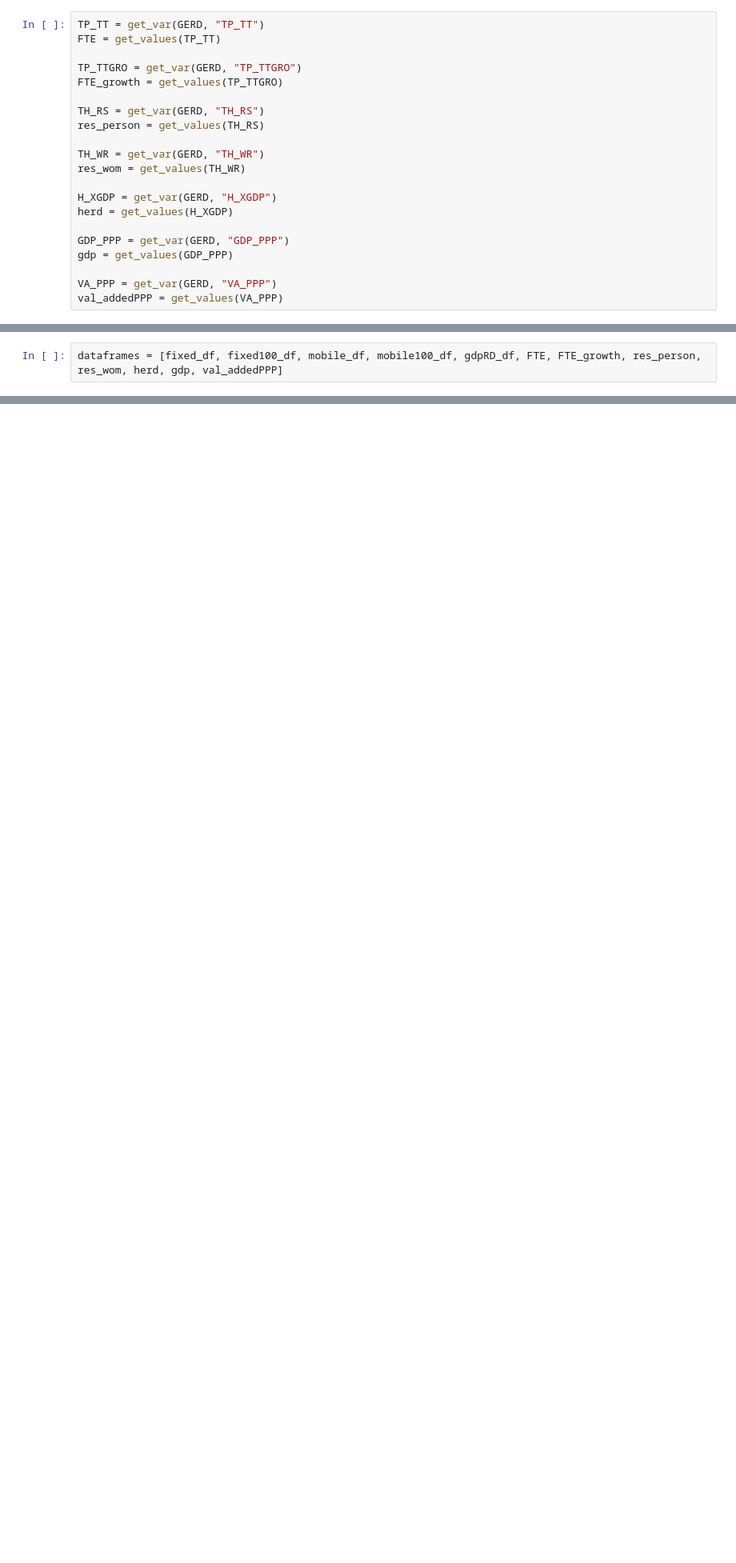
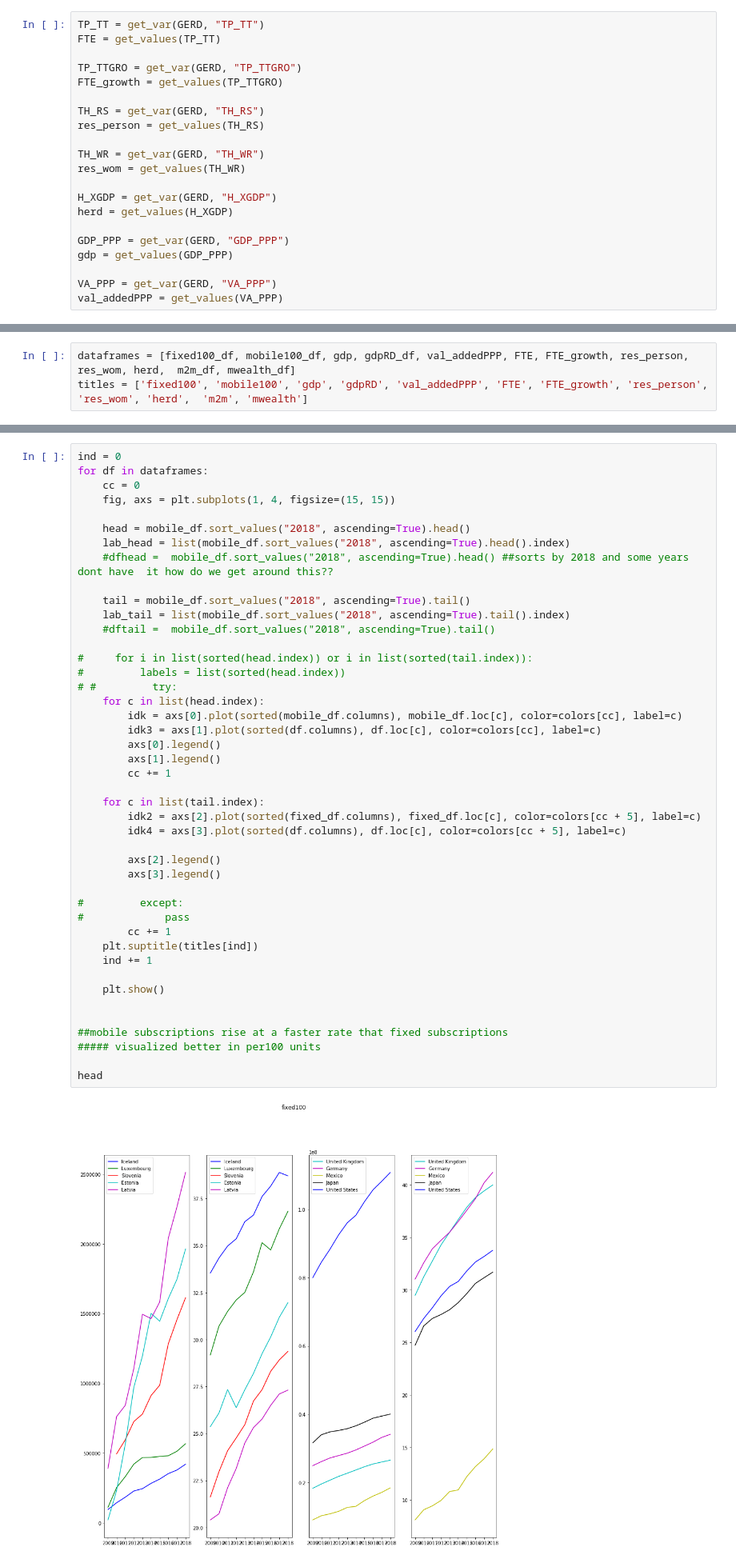
Before and after one commit to JoshuaFarmerATX/butterfly_effects_project, a Jupyter notebook: OECD.ipynb, the cells around one changed output, grey strips where cells are left out. Shown at 80% size. Drawn from its saved outputs; the diff is of its cells as text; blank space fills up the shorter version.

```diff
--- a/OECD.ipynb
+++ b/OECD.ipynb
@@ -179,2 +233,3 @@ val_addedPPP = get_values(VA_PPP)
 # %%
-dataframes = [fixed_df, fixed100_df, mobile_df, mobile100_df, gdpRD_df, FTE, FTE_growth, res_person, res_wom, herd, gdp, val_addedPPP]
+dataframes = [fixed100_df, mobile100_df, gdp, gdpRD_df, val_addedPPP, FTE, FTE_growth, res_person, res_wom, herd,  m2m_df, mwealth_df]
+titles = ['fixed100', 'mobile100', 'gdp', 'gdpRD', 'val_addedPPP', 'FTE', 'FTE_growth', 'res_person', 'res_wom', 'herd',  'm2m', 'mwealth']
@@ -270,0 +236,46 @@ for df in dataframes:
+# %%
+ind = 0
+for df in dataframes:
+    cc = 0
+    fig, axs = plt.subplots(1, 4, figsize=(15, 15))
+
+    head = mobile_df.sort_values("2018", ascending=True).head()
+    lab_head = list(mobile_df.sort_values("2018", ascending=True).head().index)
+    #dfhead =  mobile_df.sort_values("2018", ascending=True).head() ##sorts by 2018 and some years dont have  it how do we get around this??
+
+    tail = mobile_df.sort_values("2018", ascending=True).tail()
+    lab_tail = list(mobile_df.sort_values("2018", ascending=True).tail().index)
+    #dftail =  mobile_df.sort_values("2018", ascending=True).tail()
+
+#     for i in list(sorted(head.index)) or i in list(sorted(tail.index)):
+#         labels = list(sorted(head.index))
+# #         try:
+    for c in list(head.index):
+        idk = axs[0].plot(sorted(mobile_df.columns), mobile_df.loc[c], color=colors[cc], label=c)
+        idk3 = axs[1].plot(sorted(df.columns), df.loc[c], color=colors[cc], label=c)
+        axs[0].legend()
+        axs[1].legend()
+        cc += 1
+
+    for c in list(tail.index):
+        idk2 = axs[2].plot(sorted(fixed_df.columns), fixed_df.loc[c], color=colors[cc + 5], label=c)
+        idk4 = axs[3].plot(sorted(df.columns), df.loc[c], color=colors[cc + 5], label=c)
+
+        axs[2].legend()
+        axs[3].legend()
+
+#         except:
+#             pass
+        cc += 1
+    plt.suptitle(titles[ind])
+    ind += 1
+
+    plt.show()
+
+
+##mobile subscriptions rise at a faster rate that fixed subscriptions
+##### visualized better in per100 units
+
+head
+# %% [output]
+[figure, added]
```
Also changed, not shown: parts of 6 cells of this notebook.
